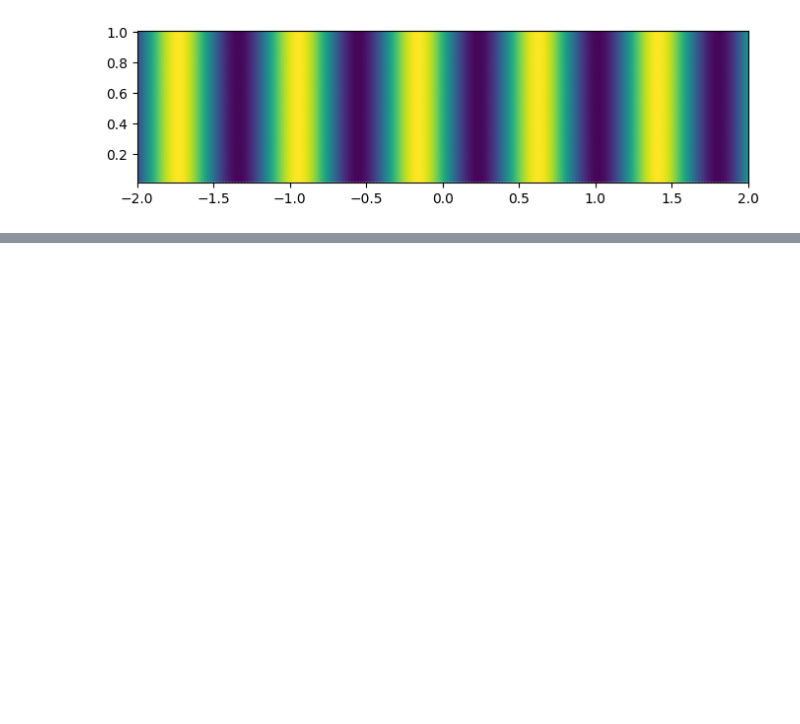
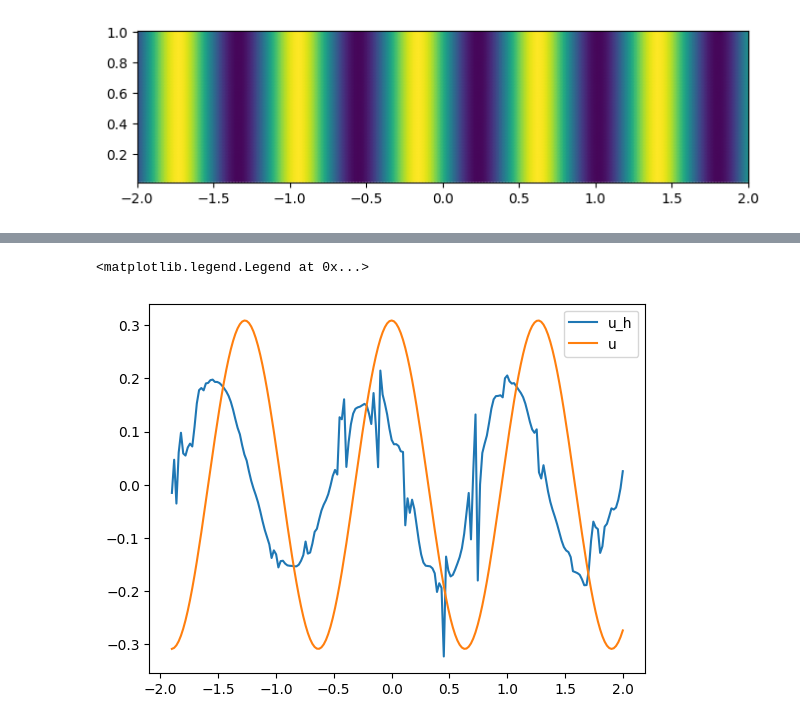
Before and after one commit to MPenaR/Trefftz, a Jupyter notebook: notebooks/playground.ipynb, the cells around one changed output, grey strips where cells are left out. Saved outputs shown, nothing was run; the diff lists cells and outputs as text; code cells hidden in the pictures; blank space fills up the shorter version.

```diff
--- a/notebooks/playground.ipynb
+++ b/notebooks/playground.ipynb
@@ -114,0 +113,8 @@ problem.plot_mode(n=n)
+# %%
+y = np.full_like(x, fill_value=0.2)
+plt.plot(x,np.real(u(x,y))/(np.pi/2), label="u_h")
+plt.plot(x,np.real(problem.mode(n=n)(x, y)), label="u")
+plt.legend()
+# %% [output]
+<matplotlib.legend.Legend at 0x...>
+[figure, added]
```
Also changed, not shown: parts of 7 cells of this notebook, 3 other files.
